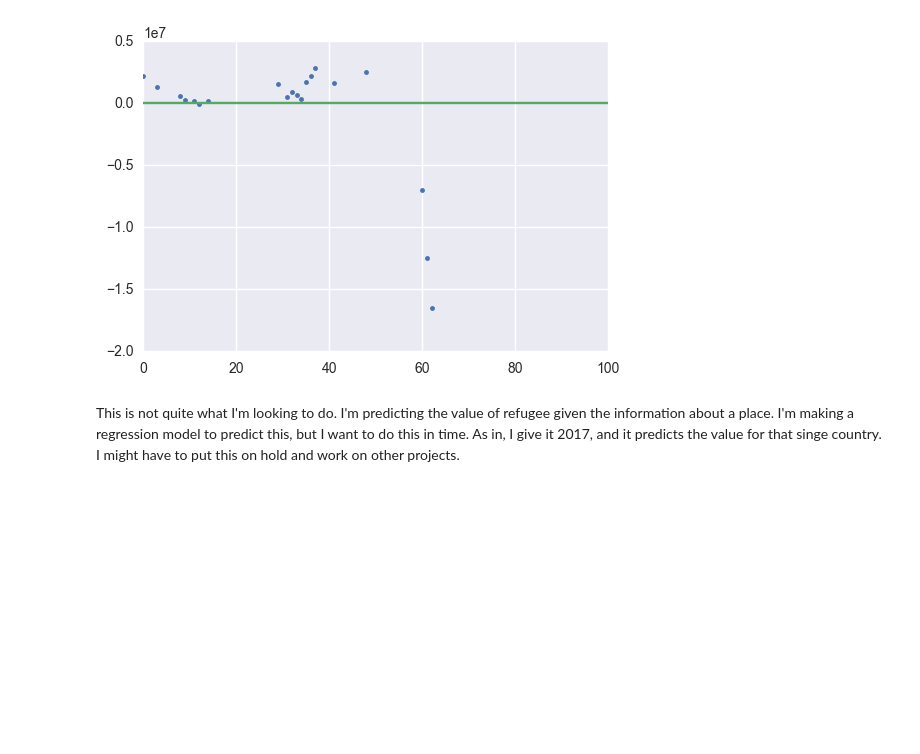
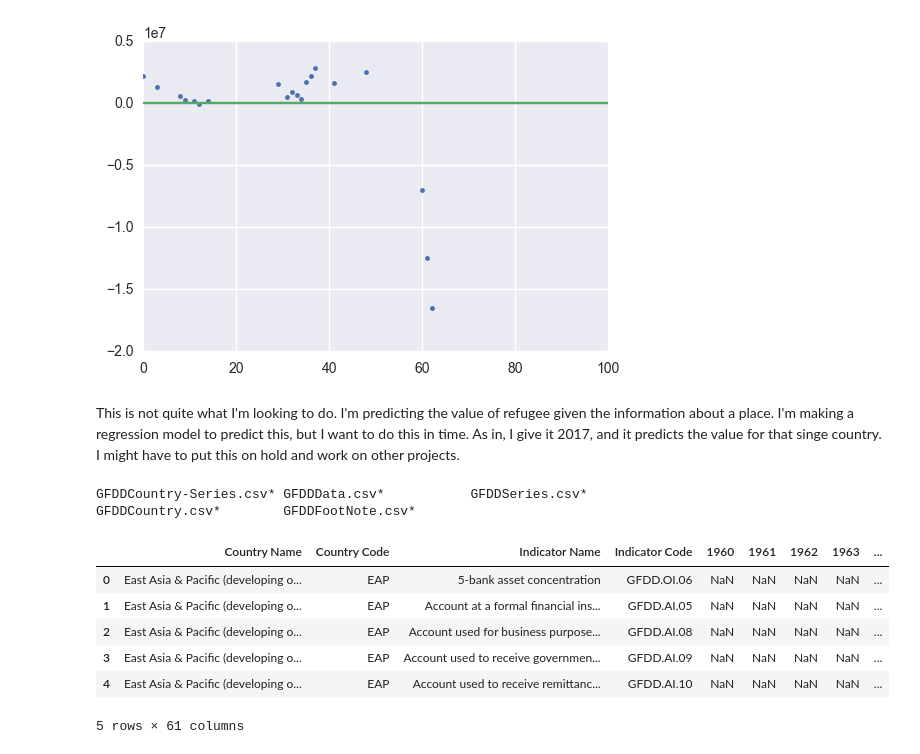
Before and after one commit to cwczarnik/Refugee_Study, a Jupyter notebook: REFUGEE.ipynb, the cells around one changed output. Drawn from its saved outputs; the diff is of its cells as text; code cells hidden in the pictures; blank space fills up the shorter version.

```diff
--- a/REFUGEE.ipynb
+++ b/REFUGEE.ipynb
@@ -595,3 +637,18 @@ plt.plot([0,100],[0,0])
 [figure]
 # %% [markdown]
 This is not quite what I'm looking to do. I'm predicting the value of refugee given the information about a place. I'm making a regression model to predict this, but I want to do this in time. As in, I give it 2017, and it predicts the value for that singe country. I might have to put this on hold and work on other projects.
+# %%
+ls data/GFDD_csv/
+# %% [output]
+GFDDCountry-Series.csv* GFDDData.csv*           GFDDSeries.csv*
+GFDDCountry.csv*        GFDDFootNote.csv*
+# %%
+pd.read_csv('data/GFDD_csv/GFDDData.csv').head()
+# %% [output]
+|  | Country Name | Country Code | Indicator Name | Indicator Code | 1960 | 1961 | 1962 | 1963 | ... |
+| 0 | East Asia & Pacific (developing o... | EAP | 5-bank asset concentration | GFDD.OI.06 | NaN | NaN | NaN | NaN | ... |
+| 1 | East Asia & Pacific (developing o... | EAP | Account at a formal financial ins... | GFDD.AI.05 | NaN | NaN | NaN | NaN | ... |
+| 2 | East Asia & Pacific (developing o... | EAP | Account used for business purpose... | GFDD.AI.08 | NaN | NaN | NaN | NaN | ... |
+| 3 | East Asia & Pacific (developing o... | EAP | Account used to receive governmen... | GFDD.AI.09 | NaN | NaN | NaN | NaN | ... |
+| 4 | East Asia & Pacific (developing o... | EAP | Account used to receive remittanc... | GFDD.AI.10 | NaN | NaN | NaN | NaN | ... |
+5 rows × 61 columns
```
Also changed, not shown: parts of 10 cells of this notebook, 13 other files.
